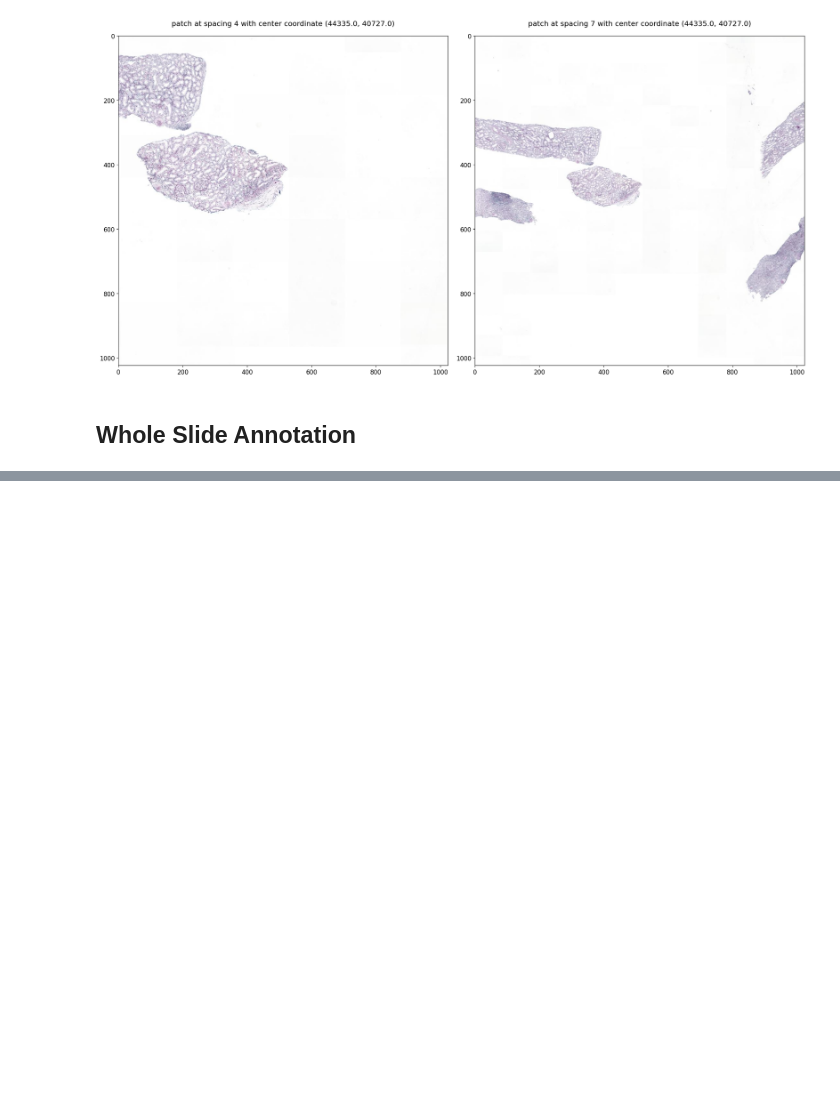
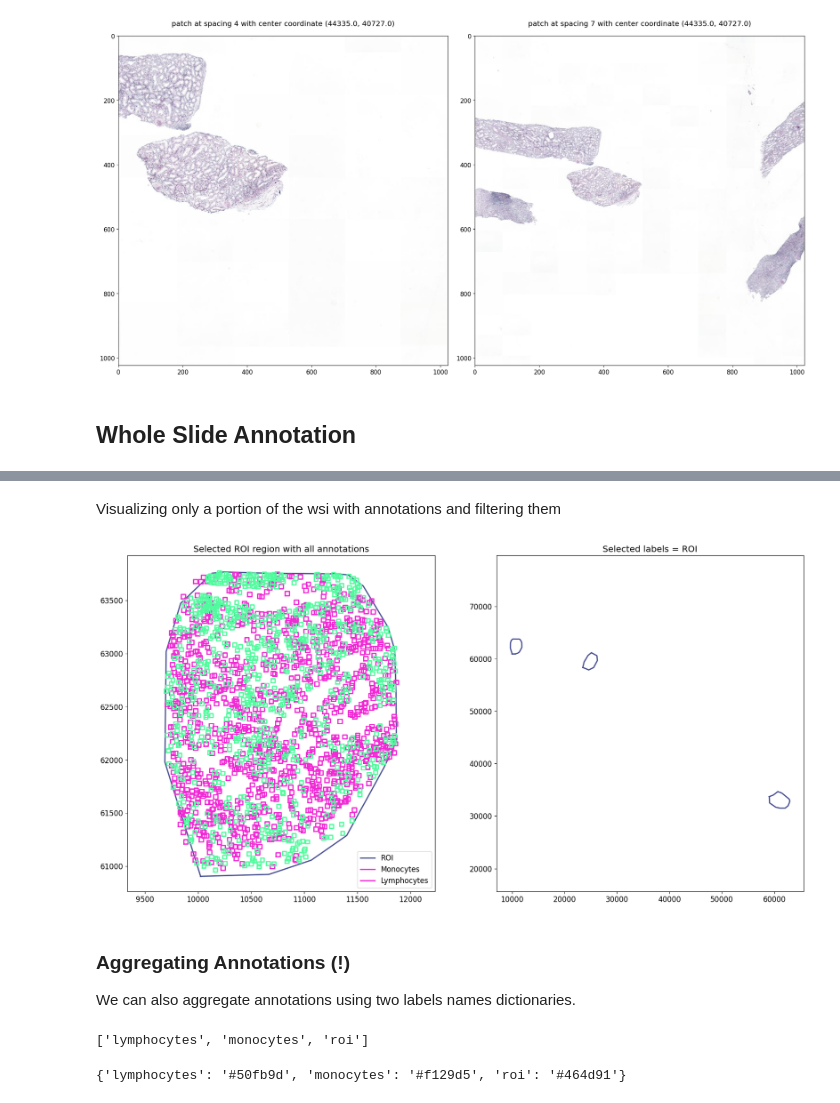
Before and after one commit to AImageLab-zip/MONKEY_challenge_ziplab, a Jupyter notebook: source/notebooks/4_whole_slide_data.ipynb, the cells around one changed output, grey strips where cells are left out. Saved outputs shown, nothing was run; the diff lists cells and outputs as text; code cells hidden in the pictures; blank space fills up the shorter version.

```diff
--- a/source/notebooks/4_whole_slide_data.ipynb
+++ b/source/notebooks/4_whole_slide_data.ipynb
@@ -163,0 +169,27 @@ plot_annotations(wsa.annotations, color_map=color_map)
+# %% [markdown]
+Visualizing only a portion of the wsi with annotations and filtering them
+# %%
+selected_annotations = wsa.select_annotations(center_x=11000, center_y=62500, width=10000, height=10000)
+roi_annotations = [annotation for annotation in wsa.annotations if annotation.label.name == "roi"]
+fig, axes = plt.subplots(1,2, figsize=(20, 10))
+plot_annotations(selected_annotations, ax=axes[0], color_map=color_map)
+plot_annotations(roi_annotations, ax=axes[1], color_map=color_map)
+axes[0].set_title("Selected ROI region with all annotations")
+axes[0].legend(labels={label_name: label_name for label_name in ["ROI", "Monocytes", "Lymphocytes"]})
+axes[1].set_title("Selected labels = ROI")
+plt.show()
+# %% [output]
+[figure, added]
+# %% [markdown]
+### Aggregating Annotations (!)
+We can also aggregate annotations using two labels names dictionaries.
+# %%
+wsa = WholeSlideAnnotation(test_wsa_path)
+wsa.labels.names
+# %% [output]
+['lymphocytes', 'monocytes', 'roi']
+# %%
+color_map = {label_name: Color(pick_for=label_name).hex_l for label_name in wsa.labels.names}
+color_map
+# %% [output]
+{'lymphocytes': '#50fb9d', 'monocytes': '#f129d5', 'roi': '#464d91'}
```
Also changed, not shown: parts of 17 cells of this notebook.
